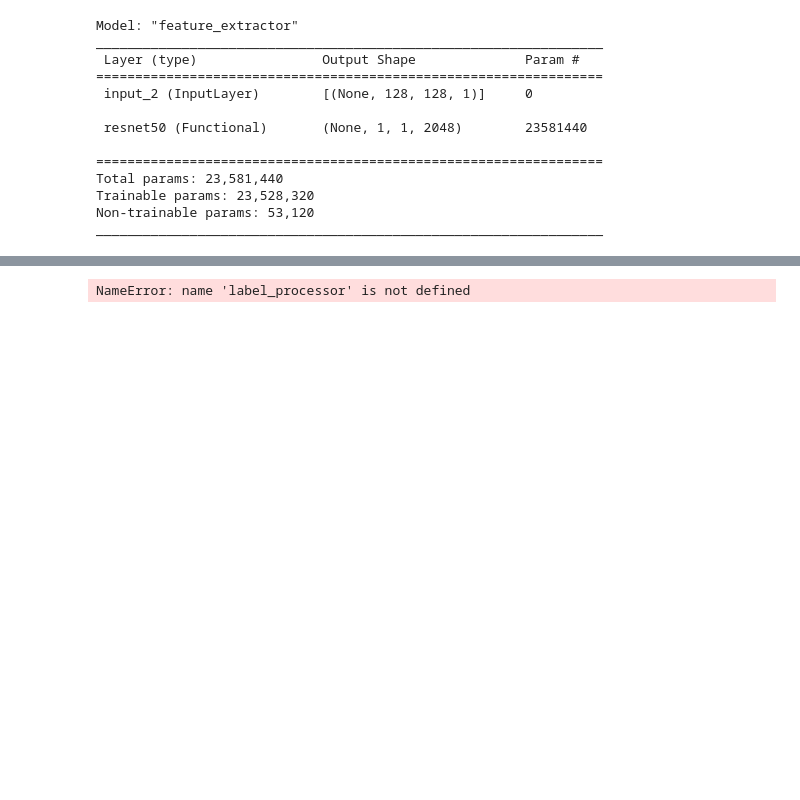
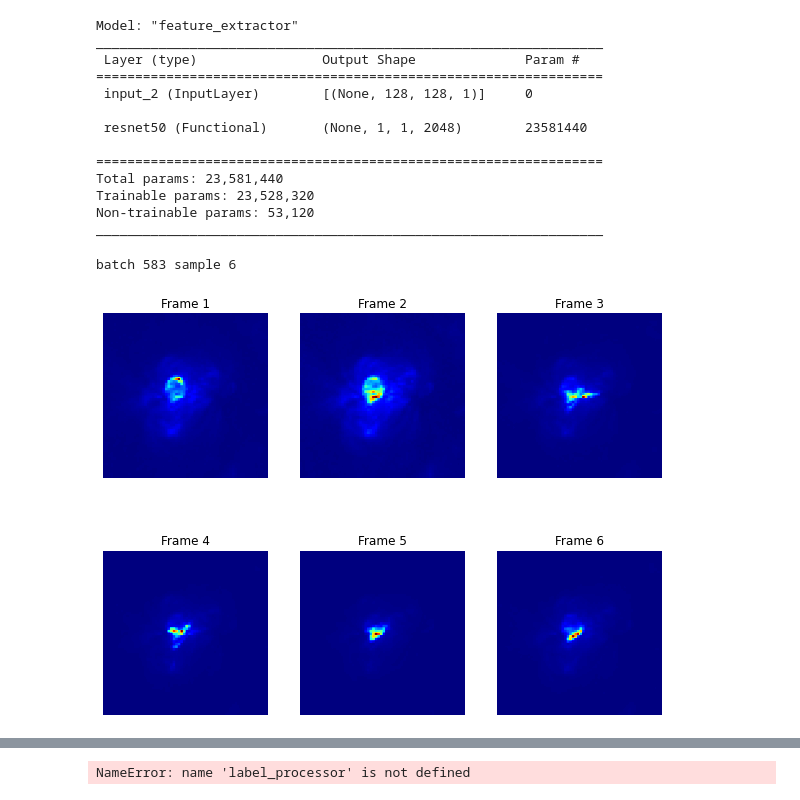
Before and after one commit to nikitagalayda/flare_lstm, a Jupyter notebook: LSTM_preflare.ipynb, the cells around one changed output, grey strips where cells are left out. Saved outputs shown, nothing was run; the diff lists cells and outputs as text; code cells hidden in the pictures; blank space fills up the shorter version.

Commit message:
train LSTM

```diff
--- a/LSTM_preflare.ipynb
+++ b/LSTM_preflare.ipynb
@@ -122,8 +124,8 @@ class CustomDataGen(tf.keras.utils.Sequence):
         images = sorted(images)
         # for im in images:
         #     print(im)
+        images = [np.load(x) for x in images]
         # images = [preprocessing.normalize(np.load(x)) for x in images]
-        images = [preprocessing.normalize(np.load(x)) for x in images]
         if len(images) != 6:
             print(folder)
         images = [cv2.resize(x, (128, 128), interpolation = cv2.INTER_AREA) for x in images]
@@ -154,23 +156,23 @@ tf.keras.utils.to_categorical(label, num_classes=2)
 array([0., 1.], dtype=float32)
 # %%
 train_folders = []
-for subdir, dirs, files in os.walk(TRAIN_DATA_DIR):
-     for d in dirs:
-            if d != 'positive' and d != 'negative':
-                train_folders.append(os.path.join(subdir, d))
+for subdir, dirs, files in os.walk(AUG_TRAIN_DATA_DIR):
+    for d in dirs:
+        if d != 'positive' and d != 'negative' and d != '.ipynb_checkpoints':
+            train_folders.append(os.path.join(subdir, d))
 train_folders = np.array(train_folders)
 
 val_folders = []
-for subdir, dirs, files in os.walk(VAL_DATA_DIR):
+for subdir, dirs, files in os.walk(AUG_VAL_DATA_DIR):
      for d in dirs:
-            if d != 'positive' and d != 'negative':
+            if d != 'positive' and d != 'negative' and d != '.ipynb_checkpoints':
                 val_folders.append(os.path.join(subdir, d))
 val_folders = np.array(val_folders)
 
 test_folders = []
-for subdir, dirs, files in os.walk(TEST_DATA_DIR):
+for subdir, dirs, files in os.walk(AUG_TEST_DATA_DIR):
      for d in dirs:
-            if d != 'positive' and d != 'negative':
+            if d != 'positive' and d != 'negative' and d != '.ipynb_checkpoints':
                 test_folders.append(os.path.join(subdir, d))
 test_folders = np.array(test_folders)
 # %%
@@ -258,3 +262,25 @@ def get_labels(generator):
+# %%
+random_batch = np.random.randint(0, 624)
+random_sample = np.random.randint(0, 8)
+t = traingen[random_batch][0][random_sample]
+print(f'batch {random_batch} sample {random_sample}')
+
+
+# Construct a figure on which we will visualize the images.
+fig, axes = plt.subplots(2, 3, figsize=(10, 8))
+
+# Plot each of the sequential images for one random data example.
+# data_choice = np.random.choice(range(len(x_train)), size=1)[0]
+for idx, ax in enumerate(axes.flat):
+    ax.imshow(t[idx], cmap='jet')
+    ax.set_title(f"Frame {idx + 1}")
+    ax.axis("off")
+
+# Print information and display the figure.
+plt.show()
+# %% [output]
+batch 583 sample 6
+[figure, added]
 # %%
 train_x = get_features(traingen)
 train_y = get_labels(traingen)
```
Also changed, not shown: parts of 13 cells of this notebook, 1 other file.
